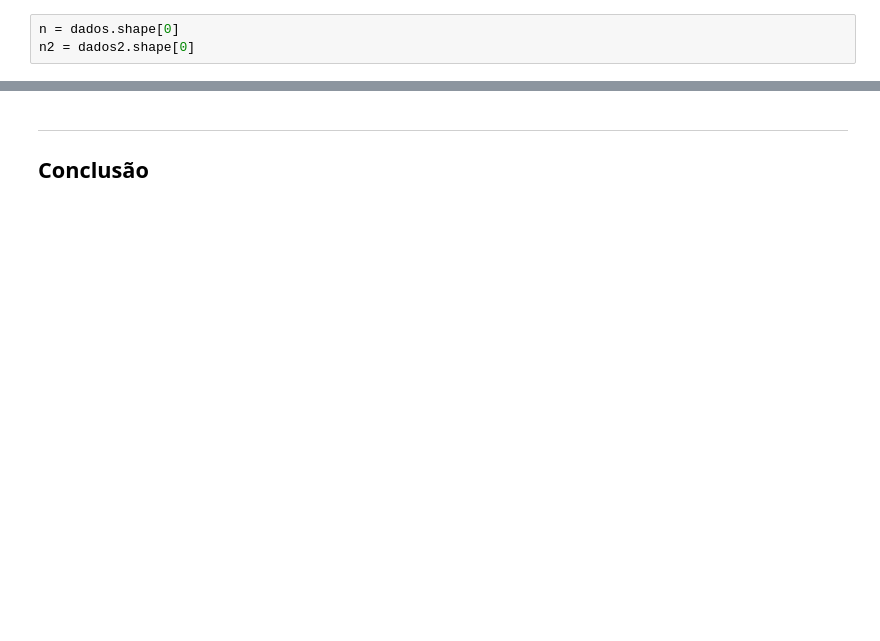
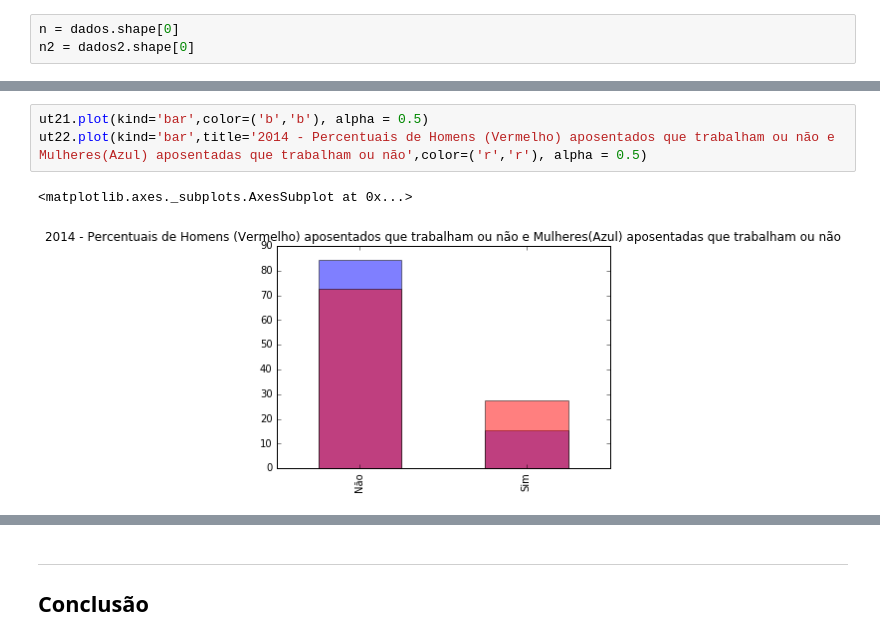
Before and after one commit to otavioscardoso/CD, a Jupyter notebook: Projeto1 Layout.ipynb, the cells around one changed output, grey strips where cells are left out. Drawn from its saved outputs; the diff is of its cells as text; blank space fills up the shorter version.

```diff
--- a/Projeto1 Layout.ipynb
+++ b/Projeto1 Layout.ipynb
@@ -343,0 +96,6 @@ Com base nos resultados, pode-se concluir que homens aposentados, brancos, casad
+# %%
+ut21.plot(kind='bar',color=('b','b'), alpha = 0.5)
+ut22.plot(kind='bar',title='2014 - Percentuais de Homens (Vermelho) aposentados que trabalham ou não e Mulheres(Azul) aposentadas que trabalham ou não',color=('r','r'), alpha = 0.5)
+# %% [output]
+<matplotlib.axes._subplots.AxesSubplot at 0x...>
+[figure, added]
```
Also changed, not shown: parts of 43 cells of this notebook.
